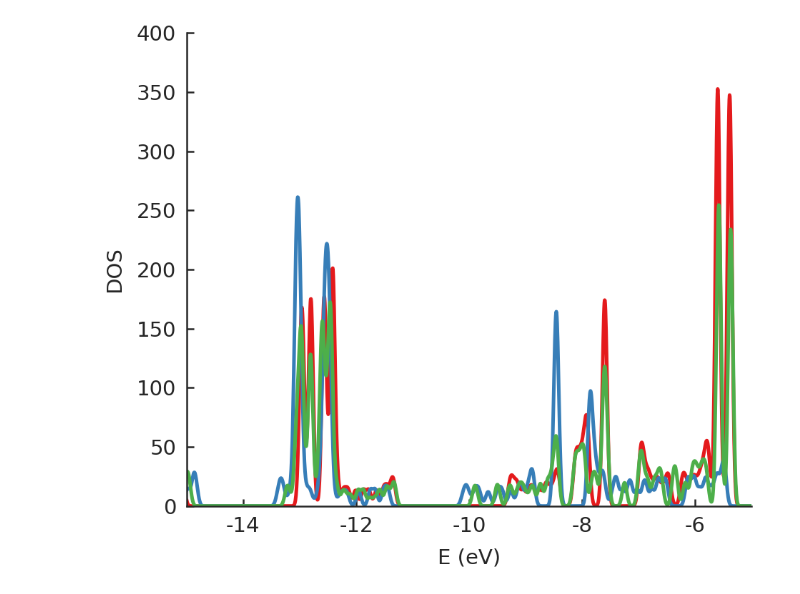
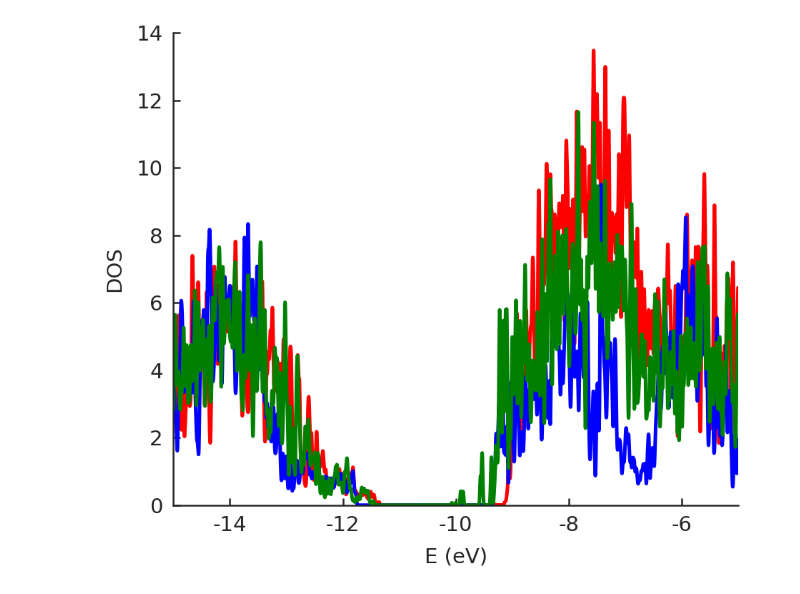
Before and after one commit to marcelclaro/PTMC_tightbinding, a Jupyter notebook: DOS.ipynb, the cells around one changed output. Saved outputs shown, nothing was run; the diff lists cells and outputs as text; code cells hidden in the pictures.

Commit message:
DOS and Band plot

```diff
--- a/DOS.ipynb
+++ b/DOS.ipynb
@@ -37,12 +37,12 @@ gas_ = GaS()
 gate_ = GaTe()
 
 
-matstackgase = [gase_,gase_,gase_,gase_,gase_,gase_,gase_,gase_,gase_]
-matstackinse = [inse_,inse_,inse_,inse_,inse_,inse_,inse_,inse_,inse_]
-matstackhetero = [inse_,gase_,gase_,gase_,gase_,gase_,gase_,inse_,inse_]
+matstackgase = [gase_,gase_,gase_]
+matstackinse = [gas_,gas_,gas_]
+matstackhetero = [gase_,gas_,gase_]
 matgase = Stack(matstackgase,0.375)
-matinse = Stack(matstackinse,0.4)
-mathetero = Stack(matstackhetero,0.388)
+matinse = Stack(matstackinse,0.400)
+mathetero = Stack(matstackhetero,0.375)
 latticega = matgase.lat
 latticein = matinse.lat
 latticehetero = mathetero.lat
@@ -52,38 +52,40 @@ kpoints[:,2] *= pi*2/matgase.c
 a=matgase.a
 c=matgase.c
 gamma = [0, 0, 0]
 A = [0, 0, pi/c]
 k = [4*pi/(3*a),0,0]
 m = [pi/a,-pi/(sqrt(3)*a),0]
 l = [4*pi/(3*a),0,pi/c]
 h = [pi/a,-pi/(sqrt(3)*a),pi/c]
 
 modelgase = pb.Model(
 latticega,
 pb.translational_symmetry()
 )
 solverga = pb.solver.lapack(modelgase)
 
 modelinse = pb.Model(
 latticein,
 pb.translational_symmetry()
 )
 solverin = pb.solver.lapack(modelinse)
 
 modelhetero = pb.Model(
 latticehetero,
 pb.translational_symmetry()
 )
 solverhetero = pb.solver.lapack(modelhetero)
 
-dosga = solverga.calc_dos_full(np.linspace(-15, -5, 2000), 0.04,QE.brillouin_highdens)  # [eV]
+QE.brillouin_highdens[:,0] *= pi*2/a
+QE.brillouin_highdens[:,1] *= pi*2/a
+QE.brillouin_highdens[:,2] *= pi*2/c
 
-dosga.plot()
 
-dosin = solverin.calc_dos_full(np.linspace(-15, -5, 2000), 0.04,QE.brillouin_highdens)  # [eV]
-dosin.plot()
-
-doshetero = solverhetero.calc_dos_full(np.linspace(-15, -5, 2000), 0.04,QE.brillouin_highdens)  # [eV]
-doshetero.plot()
+dosga = solverga.calc_dos_full(np.linspace(-15, -5, 20000), 0.01,QE.brillouin_highdens)  # [eV]
+dosga.plot(color='red')
+dosin = solverin.calc_dos_full(np.linspace(-15, -5, 20000), 0.01,QE.brillouin_highdens)  # [eV]
+dosin.plot(color='blue')
+doshetero = solverhetero.calc_dos_full(np.linspace(-15, -5, 20000), 0.01,QE.brillouin_highdens)  # [eV]
+doshetero.plot(color='green')
 # %% [output]
-[figure, old version]
+[figure, new version]
```
Also changed, not shown: parts of 2 cells of this notebook.
